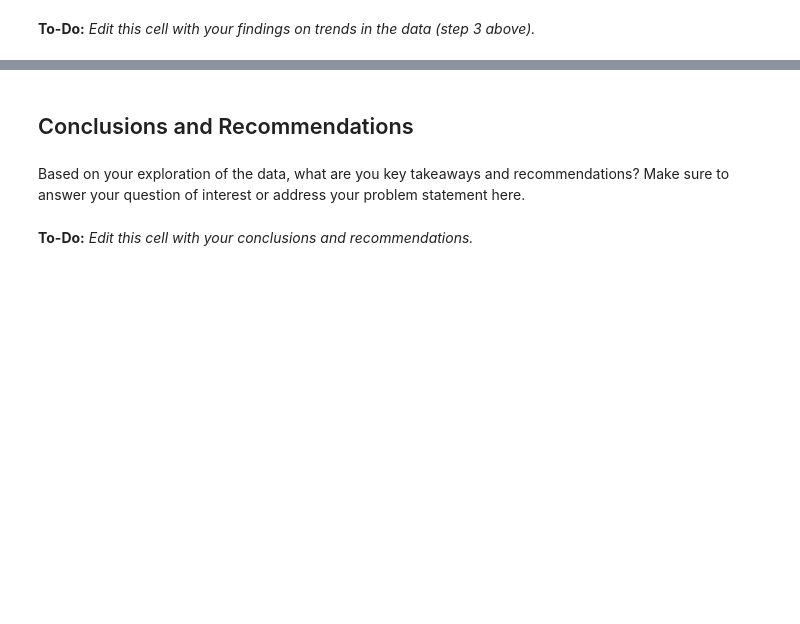
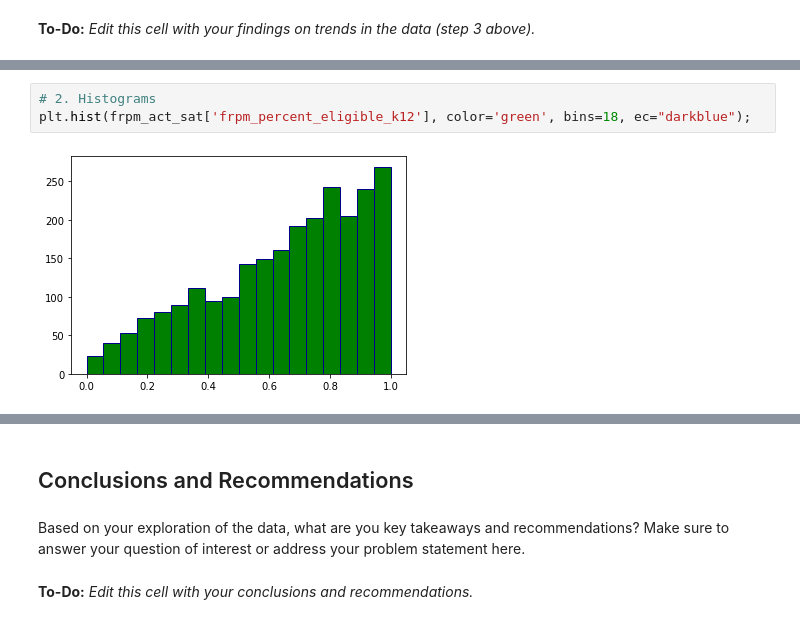
Before and after one commit to brandiehatch/project-1, a Jupyter notebook: hatch_frpm_sat_act_ca_2022.ipynb, the cells around one changed output, grey strips where cells are left out. Cells and saved outputs as stored; diff of their text form; blank space fills up the shorter version.

```diff
--- a/hatch_frpm_sat_act_ca_2022.ipynb
+++ b/hatch_frpm_sat_act_ca_2022.ipynb
@@ -746,0 +834,5 @@ Here are some prompts to get you started with visualizations. Feel free to add a
+# %%
+# 2. Histograms
+plt.hist(frpm_act_sat['frpm_percent_eligible_k12'], color='green', bins=18, ec="darkblue");
+# %% [output]
+[figure, added]
```
Also changed, not shown: parts of 22 cells of this notebook.
